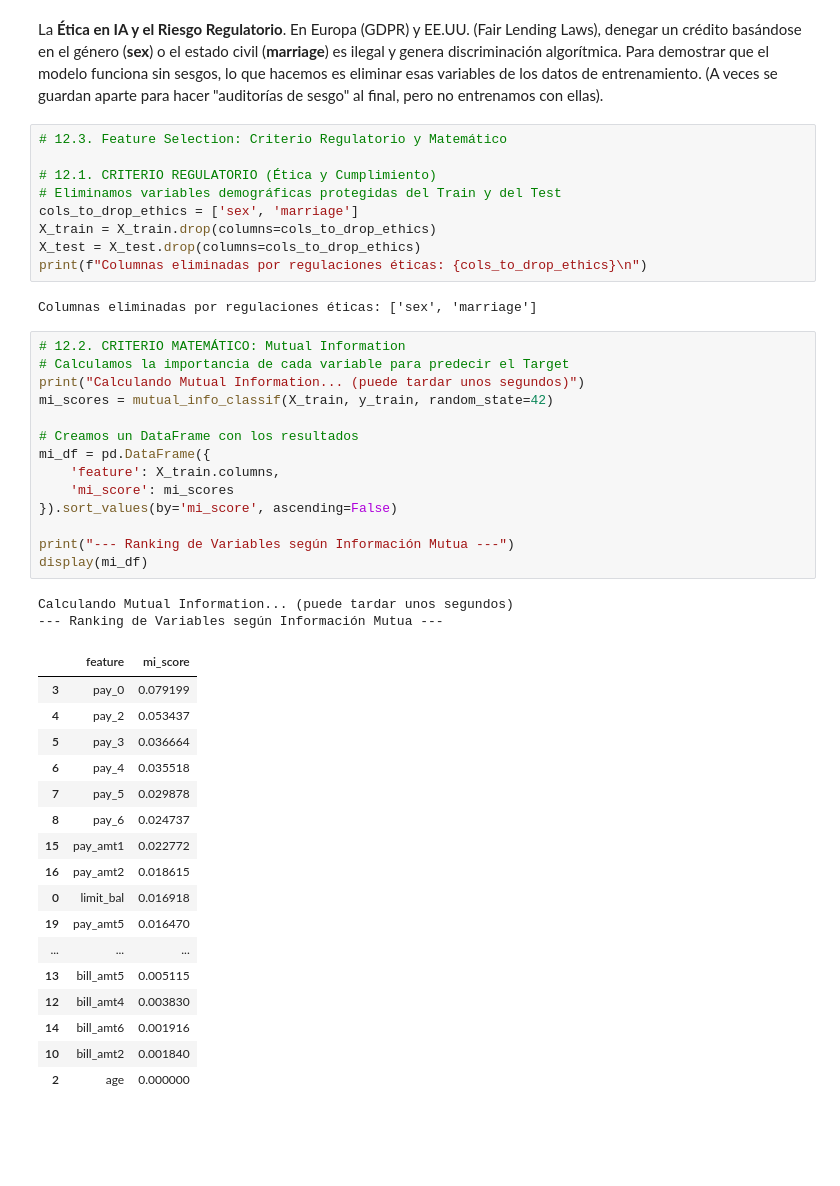
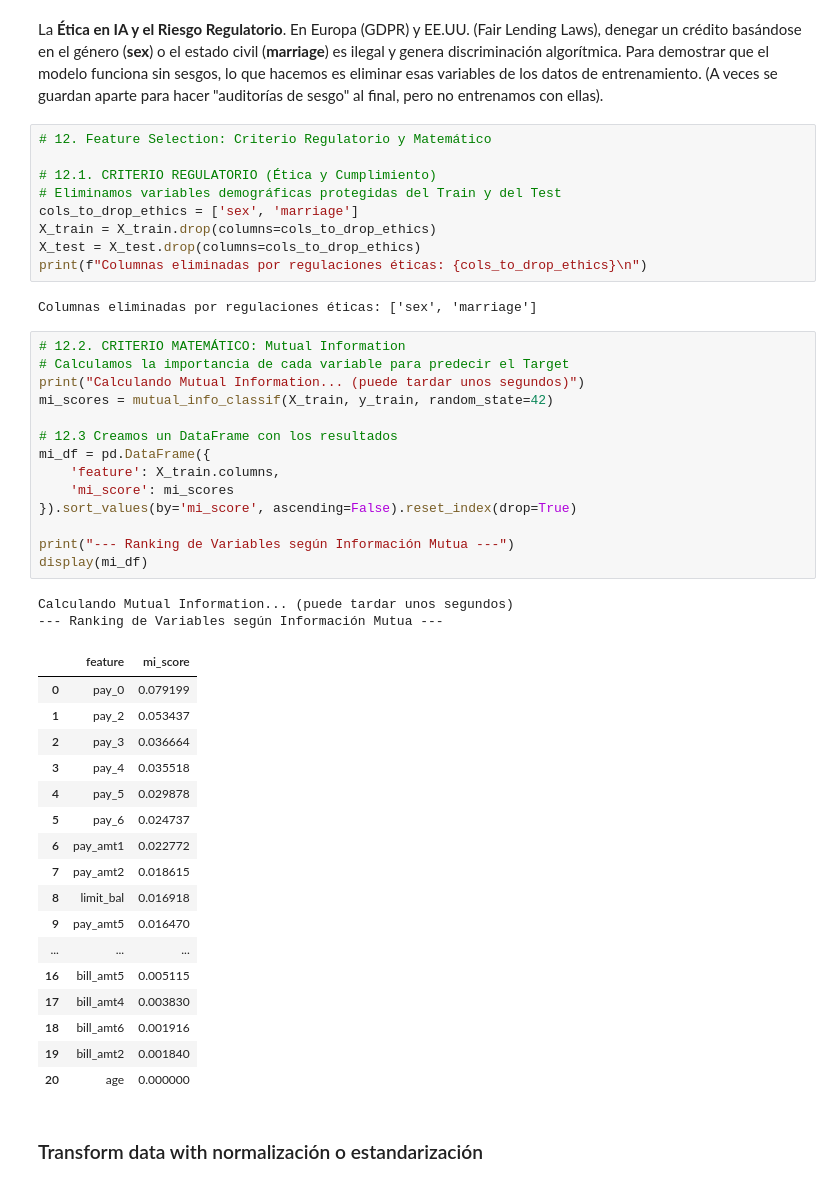
Before and after one commit to Emanuel-TC/preparacion_limpieza_datos, a Jupyter notebook: notebook_principal.ipynb, the cells around one changed output. Cells and saved outputs as stored; diff of their text form; blank space fills up the shorter version.

Commit message:
[feat] finalizacion de feature selection y estandarizacion de variables continuas

```diff
--- a/notebook_principal.ipynb
+++ b/notebook_principal.ipynb
@@ -476,7 +477,7 @@ En Regresión Logística, si metemos variables repetitivas (Multicolinealidad),
 # %% [markdown]
 La **Ética en IA y el Riesgo Regulatorio**. En Europa (GDPR) y EE.UU. (Fair Lending Laws), denegar un crédito basándose en el género (**sex**) o el estado civil (**marriage**) es ilegal y genera discriminación algorítmica. Para demostrar que el modelo funciona sin sesgos, lo que hacemos es eliminar esas variables de los datos de entrenamiento. (A veces se guardan aparte para hacer "auditorías de sesgo" al final, pero no entrenamos con ellas).
 # %%
-# 12.3. Feature Selection: Criterio Regulatorio y Matemático
+# 12. Feature Selection: Criterio Regulatorio y Matemático
 
 # 12.1. CRITERIO REGULATORIO (Ética y Cumplimiento)
 # Eliminamos variables demográficas protegidas del Train y del Test
@@ -489,34 +490,36 @@ Columnas eliminadas por regulaciones éticas: ['sex', 'marriage']
 # %%
 # 12.2. CRITERIO MATEMÁTICO: Mutual Information
 # Calculamos la importancia de cada variable para predecir el Target
 print("Calculando Mutual Information... (puede tardar unos segundos)")
 mi_scores = mutual_info_classif(X_train, y_train, random_state=42)
 
-# Creamos un DataFrame con los resultados
+# 12.3 Creamos un DataFrame con los resultados
 mi_df = pd.DataFrame({
     'feature': X_train.columns,
     'mi_score': mi_scores
-}).sort_values(by='mi_score', ascending=False)
+}).sort_values(by='mi_score', ascending=False).reset_index(drop=True)
 
 print("--- Ranking de Variables según Información Mutua ---")
 display(mi_df)
 # %% [output]
 Calculando Mutual Information... (puede tardar unos segundos)
 --- Ranking de Variables según Información Mutua ---
 |  | feature | mi_score |
-| 3 | pay_0 | 0.079199 |
-| 4 | pay_2 | 0.053437 |
-| 5 | pay_3 | 0.036664 |
-| 6 | pay_4 | 0.035518 |
-| 7 | pay_5 | 0.029878 |
-| 8 | pay_6 | 0.024737 |
-| 15 | pay_amt1 | 0.022772 |
-| 16 | pay_amt2 | 0.018615 |
-| 0 | limit_bal | 0.016918 |
-| 19 | pay_amt5 | 0.016470 |
+| 0 | pay_0 | 0.079199 |
+| 1 | pay_2 | 0.053437 |
+| 2 | pay_3 | 0.036664 |
+| 3 | pay_4 | 0.035518 |
+| 4 | pay_5 | 0.029878 |
+| 5 | pay_6 | 0.024737 |
+| 6 | pay_amt1 | 0.022772 |
+| 7 | pay_amt2 | 0.018615 |
+| 8 | limit_bal | 0.016918 |
+| 9 | pay_amt5 | 0.016470 |
 | ... | ... | ... |
-| 13 | bill_amt5 | 0.005115 |
-| 12 | bill_amt4 | 0.003830 |
-| 14 | bill_amt6 | 0.001916 |
-| 10 | bill_amt2 | 0.001840 |
-| 2 | age | 0.000000 |
+| 16 | bill_amt5 | 0.005115 |
+| 17 | bill_amt4 | 0.003830 |
+| 18 | bill_amt6 | 0.001916 |
+| 19 | bill_amt2 | 0.001840 |
+| 20 | age | 0.000000 |
+# %% [markdown]
+### Transform data with normalización o estandarización
```
Also changed, not shown: parts of 5 cells of this notebook.
